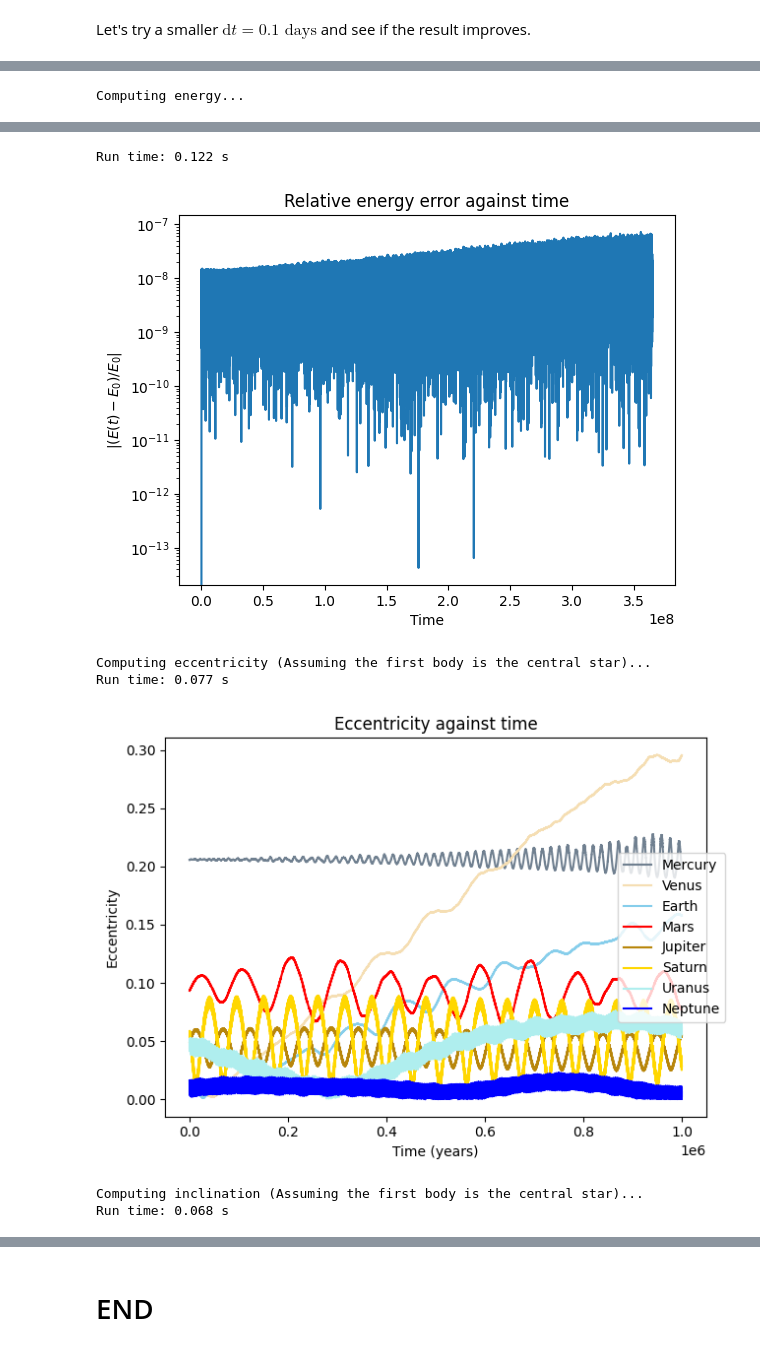
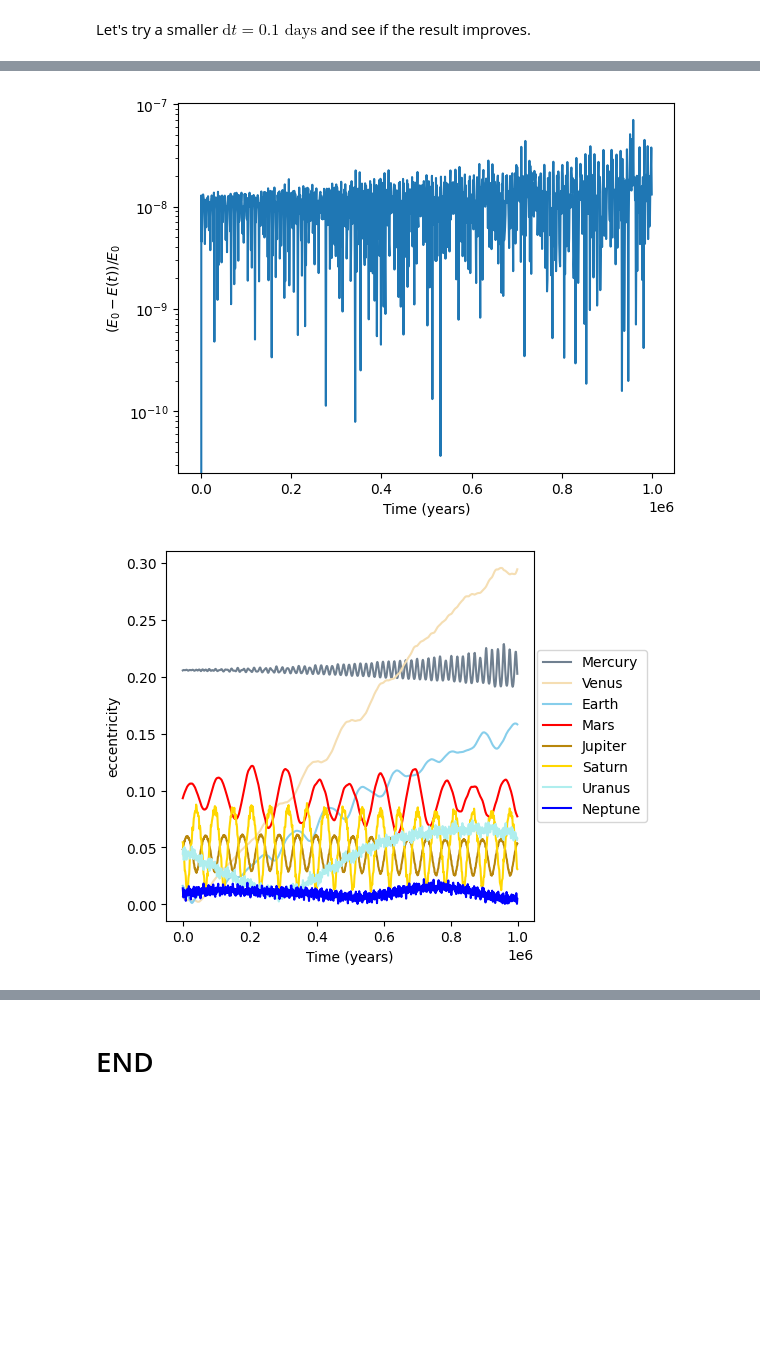
Before and after one commit to alvinng4/Gravity-Simulator, a Jupyter notebook: examples/solar_system_one_mil_yrs.ipynb, the cells around one changed output, grey strips where cells are left out. Saved outputs shown, nothing was run; the diff lists cells and outputs as text; code cells hidden in the pictures; blank space fills up the shorter version.

```diff
--- a/examples/solar_system_one_mil_yrs.ipynb
+++ b/examples/solar_system_one_mil_yrs.ipynb
@@ -324,0 +332,14 @@ Run time: 772.248 s
+# %%
+system = gs.get_built_in_system("solar_system")
+
+### Parameters ###
+tf = gs.years_to_days(1000000.0)  # One million years
+
+acc_param, integrator_param, output_param, settings = gs.get_new_parameters()
+integrator_param.integrator = "leapfrog"
+integrator_param.dt = 0.1
+
+output_param.method = "csv"
+output_param.output_interval = tf / 1000.0
+# %%
+gs.launch_simulation(system, acc_param, integrator_param, output_param, settings, tf)
@@ -327,27 +368,35 @@ Run time: 772.248 s
 Unfortunately, the round-off error starts to build up as we used a very small $\text{d}t$. The energy error is no longer bounded and the secular evolution became unstable for all planets.
 # %%
-grav_sim.compute_and_plot_rel_energy_error(
-    system=system,
-    sol_state=sol_state,
-    sol_time=grav_sim.days_to_years(sol_time),
+G, sol_time, sol_dt, sol_particle_ids, sol_state = gs.read_csv_data(
+    output_param.output_dir
+)
+
+sol_energy = gs.compute_energy(sol_state, G)
+gs.plot_rel_energy_error(
+    sol_energy=sol_energy,
+    sol_time=gs.days_to_years(sol_time),
     xlabel="Time (years)",
 )
 
-grav_sim.compute_and_plot_eccentricity(
-    system=system,
-    sol_state=sol_state,
-    sol_time=grav_sim.days_to_years(sol_time),
+eccentricity = gs.compute_eccentricity(G, sol_state)
+gs.plot_quantity_against_time(
+    quantity=eccentricity,
+    is_log_y=False,
+    sol_time=gs.days_to_years(sol_time),
     xlabel="Time (years)",
+    ylabel="eccentricity",
     colors=colors[1:],  # Exclude the Sun
     labels=labels[1:],  # Exclude the Sun
     legend=True,
 )
-grav_sim.compute_and_plot_eccentricity(
-    system=system,
-    sol_state=sol_state,
-    sol_time=grav_sim.days_to_years(sol_time),
+
+inclination = gs.compute_inclination(sol_state)
+gs.plot_quantity_against_time(
+    quantity=inclination,
+    is_log_y=False,
+    sol_time=gs.days_to_years(sol_time),
     xlabel="Time (years)",
-    ylabel="Inclination (degrees)",
+    ylabel="inclination",
     colors=colors[1:],  # Exclude the Sun
     labels=labels[1:],  # Exclude the Sun
     legend=True,
@@ -357 +404,0 @@ grav_sim.compute_and_plot_eccentricity(
-Computing energy...
@@ -360,7 +405,2 @@ Computing energy...
-Run time: 0.122 s
-[figure, old version]
+[figure, new version]
-Computing eccentricity (Assuming the first body is the central star)...
-Run time: 0.077 s
-[figure, old version]
+[figure, new version]
-Computing inclination (Assuming the first body is the central star)...
-Run time: 0.068 s
```
Also changed, not shown: parts of 46 cells of this notebook.
